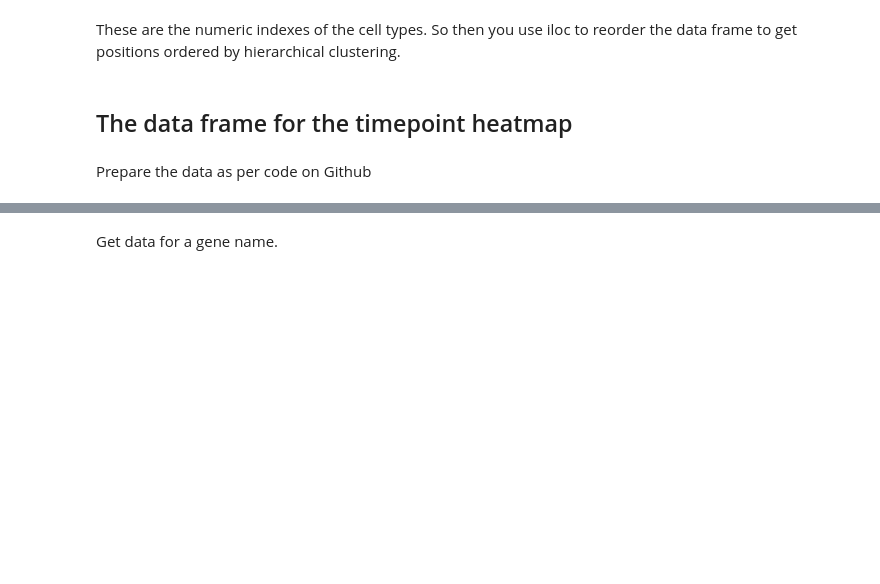
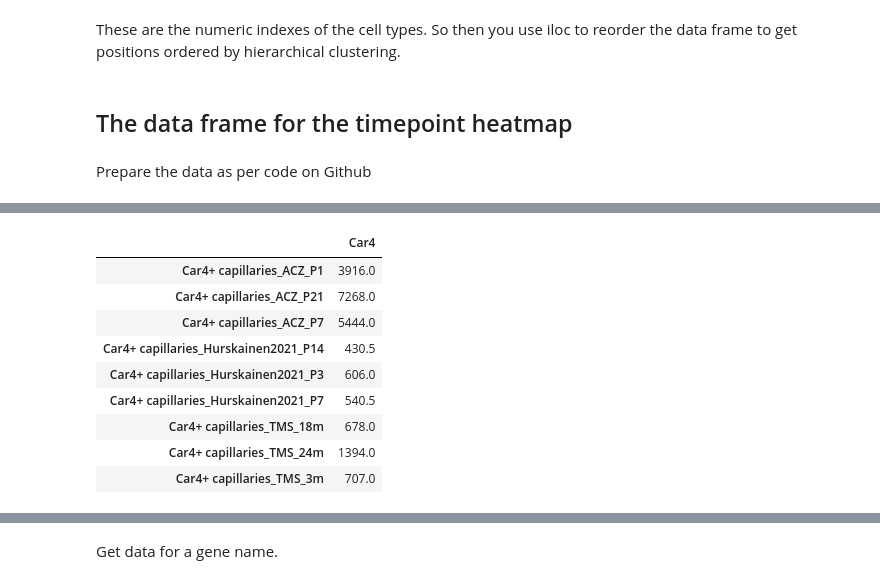
Before and after one commit to fabilab/data-compression-and-APIs-for-cell-atlases, a Jupyter notebook: condensed_lung_atlas-main/pdist_and_linkage.ipynb, the cells around one changed output, grey strips where cells are left out. Cells and saved outputs as stored; diff of their text form; code cells hidden in the pictures; blank space fills up the shorter version.

```diff
--- a/condensed_lung_atlas-main/pdist_and_linkage.ipynb
+++ b/condensed_lung_atlas-main/pdist_and_linkage.ipynb
@@ -260,0 +286,13 @@ df_tp.columns=new_column_name
+# %%
+df_time_test.filter(regex='^Car4').filter(items=['Car4'],axis=0).T
+# %% [output]
+|  | Car4 |
+| Car4+ capillaries_ACZ_P1 | 3916.0 |
+| Car4+ capillaries_ACZ_P21 | 7268.0 |
+| Car4+ capillaries_ACZ_P7 | 5444.0 |
+| Car4+ capillaries_Hurskainen2021_P14 | 430.5 |
+| Car4+ capillaries_Hurskainen2021_P3 | 606.0 |
+| Car4+ capillaries_Hurskainen2021_P7 | 540.5 |
+| Car4+ capillaries_TMS_18m | 678.0 |
+| Car4+ capillaries_TMS_24m | 1394.0 |
+| Car4+ capillaries_TMS_3m | 707.0 |
```
Also changed, not shown: parts of 16 cells of this notebook, 26 other files.
